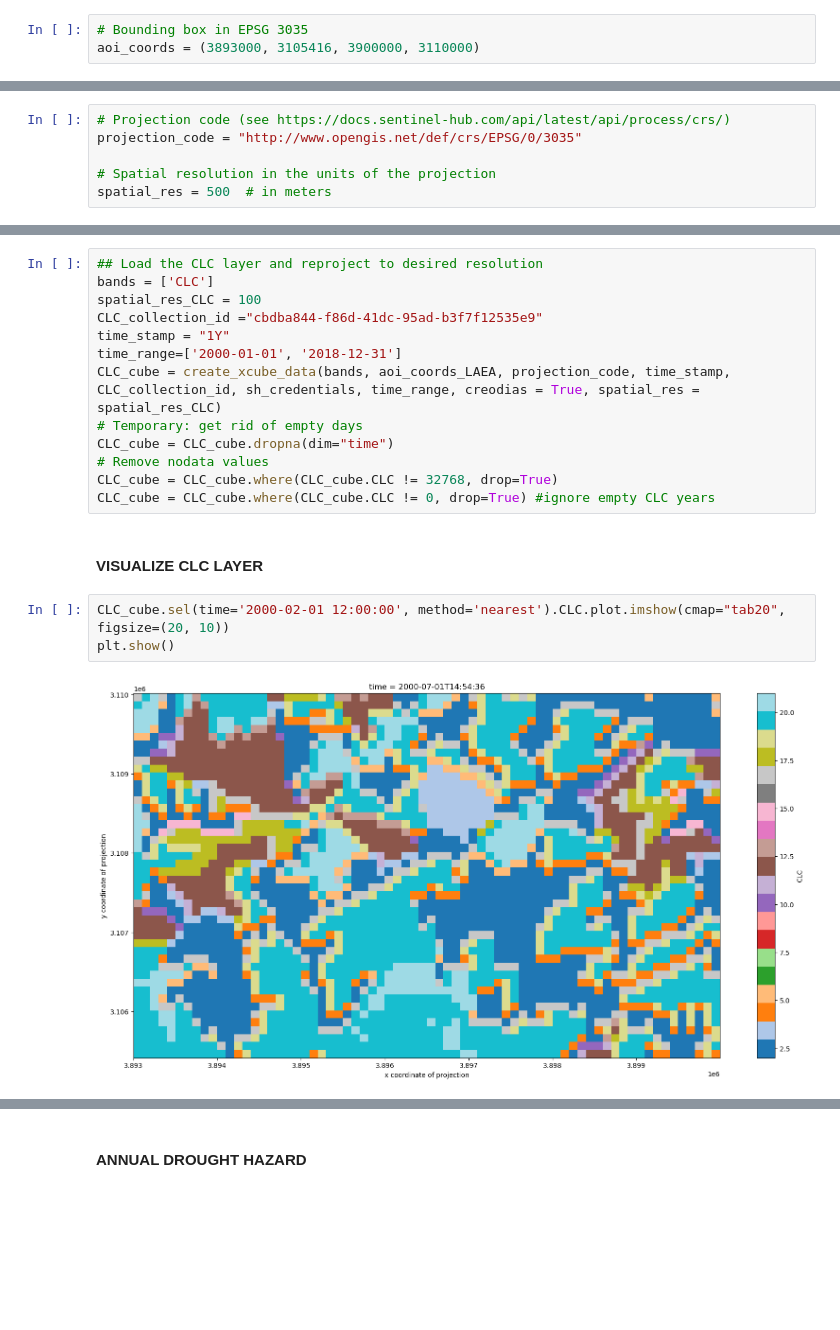
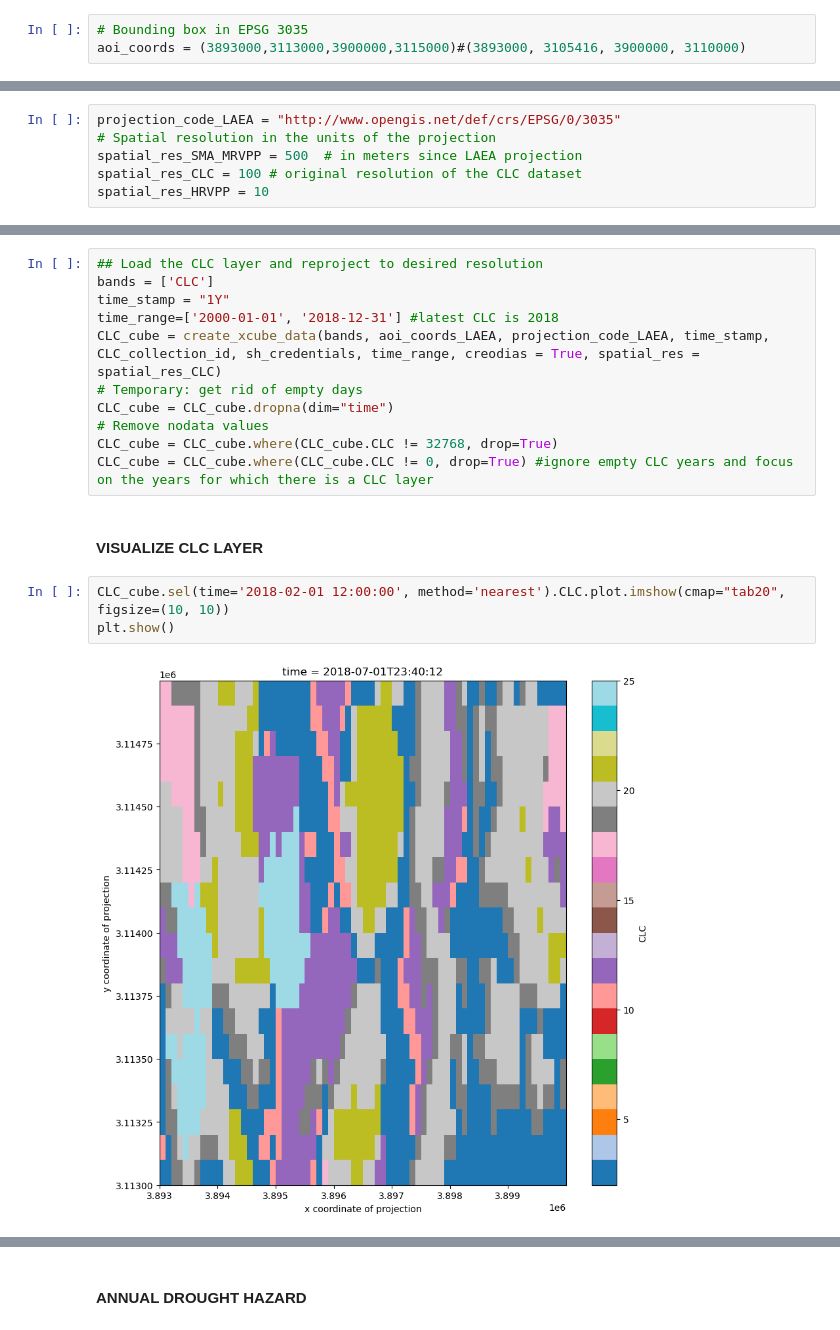
Before and after one commit to VITObelgium/HR-VPP-High-Resolution-Vegetation-Phenology-and-Productivity, a Jupyter notebook: scripts/usecases/notebooks/HR-VPP_drought_usecase.ipynb, the cells around one changed output, grey strips where cells are left out. Drawn from its saved outputs; the diff is of its cells as text; blank space fills up the shorter version.

```diff
--- a/scripts/usecases/notebooks/HR-VPP_drought_usecase.ipynb
+++ b/scripts/usecases/notebooks/HR-VPP_drought_usecase.ipynb
@@ -147,7 +100,7 @@ config.sh_client_secret = os.environ["SH_CLIENT_SECRET"]
 Before comparing the two workflows, we will select an Area Of Interest (AOI) that will be used in both examples. The next cells define the bounding box of our AOI and plot it on an interactive map.
 # %%
 # Bounding box in EPSG 3035
-aoi_coords = (3893000, 3105416, 3900000, 3110000)
+aoi_coords = (3893000,3113000,3900000,3115000)#(3893000, 3105416, 3900000, 3110000)
 # %%
 # For plotting the extent on a map, convert to EPSG:4326
 proj_to_WGS = pyproj.Transformer.from_crs(3035, 4326, always_xy=True)
@@ -226,11 +217,11 @@ def create_xcube_data(band_names, aoi_coords, proj_code, time_period, collection
 
 Based on the previously determined bounding box, we set the projection for the datacubes and their spatial resolution.
 # %%
-# Projection code (see https://docs.sentinel-hub.com/api/latest/api/process/crs/)
-projection_code = "http://www.opengis.net/def/crs/EPSG/0/3035"
-
+projection_code_LAEA = "http://www.opengis.net/def/crs/EPSG/0/3035"
 # Spatial resolution in the units of the projection
-spatial_res = 500  # in meters
+spatial_res_SMA_MRVPP = 500  # in meters since LAEA projection
+spatial_res_CLC = 100 # original resolution of the CLC dataset
+spatial_res_HRVPP = 10
 # %% [markdown]
 ### Setup the Timesat datacube
 
@@ -1363,22 +1304,20 @@ The following environment variables are now available:
 # %%
 ## Load the CLC layer and reproject to desired resolution
 bands = ['CLC']
-spatial_res_CLC = 100
-CLC_collection_id ="cbdba844-f86d-41dc-95ad-b3f7f12535e9"
 time_stamp = "1Y"
-time_range=['2000-01-01', '2018-12-31']
-CLC_cube = create_xcube_data(bands, aoi_coords_LAEA, projection_code, time_stamp, CLC_collection_id, sh_credentials, time_range, creodias = True, spatial_res = spatial_res_CLC)
+time_range=['2000-01-01', '2018-12-31'] #latest CLC is 2018
+CLC_cube = create_xcube_data(bands, aoi_coords_LAEA, projection_code_LAEA, time_stamp, CLC_collection_id, sh_credentials, time_range, creodias = True, spatial_res = spatial_res_CLC)
 # Temporary: get rid of empty days
 CLC_cube = CLC_cube.dropna(dim="time")
 # Remove nodata values
 CLC_cube = CLC_cube.where(CLC_cube.CLC != 32768, drop=True)
-CLC_cube = CLC_cube.where(CLC_cube.CLC != 0, drop=True) #ignore empty CLC years
+CLC_cube = CLC_cube.where(CLC_cube.CLC != 0, drop=True) #ignore empty CLC years and focus on the years for which there is a CLC layer
 # %% [markdown]
 #### VISUALIZE CLC LAYER
 # %%
-CLC_cube.sel(time='2000-02-01 12:00:00', method='nearest').CLC.plot.imshow(cmap="tab20", figsize=(20, 10))
+CLC_cube.sel(time='2018-02-01 12:00:00', method='nearest').CLC.plot.imshow(cmap="tab20", figsize=(10, 10))
 plt.show()
 # %% [output]
-[figure, old version]
+[figure, new version]
 # %%
 # Load the NUTS3 regions via the XCUBE method
```
Also changed, not shown: parts of 80 cells of this notebook.
